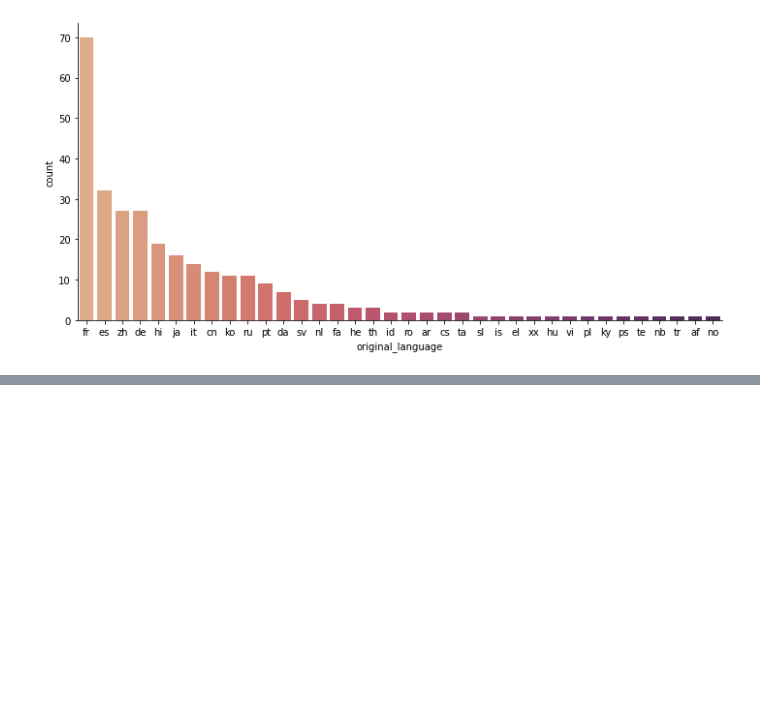
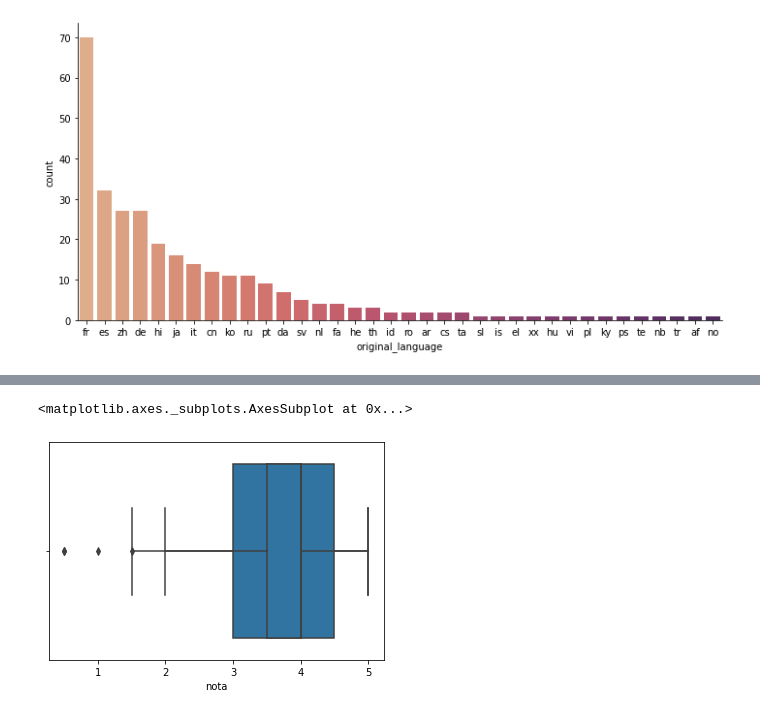
Before and after one commit to JoyciP/Data-science-Primeiros-passos, a Jupyter notebook: Introdução_a_Data_Science.ipynb, the cells around one changed output, grey strips where cells are left out. Cells and saved outputs as stored; diff of their text form; code cells hidden in the pictures; blank space fills up the shorter version.

```diff
--- a/Introdução_a_Data_Science.ipynb
+++ b/Introdução_a_Data_Science.ipynb
@@ -442,0 +512,6 @@ sns.catplot(x="original_language", kind = "count", aspect = 2, data = filmes_sem
+# %%
+sns.boxplot(notas_do_toy_story.nota)
+sns.boxplot(notas_do_jumanji.nota)
+# %% [output]
+<matplotlib.axes._subplots.AxesSubplot at 0x...>
+[figure, added]
```
Also changed, not shown: parts of 13 cells of this notebook.
